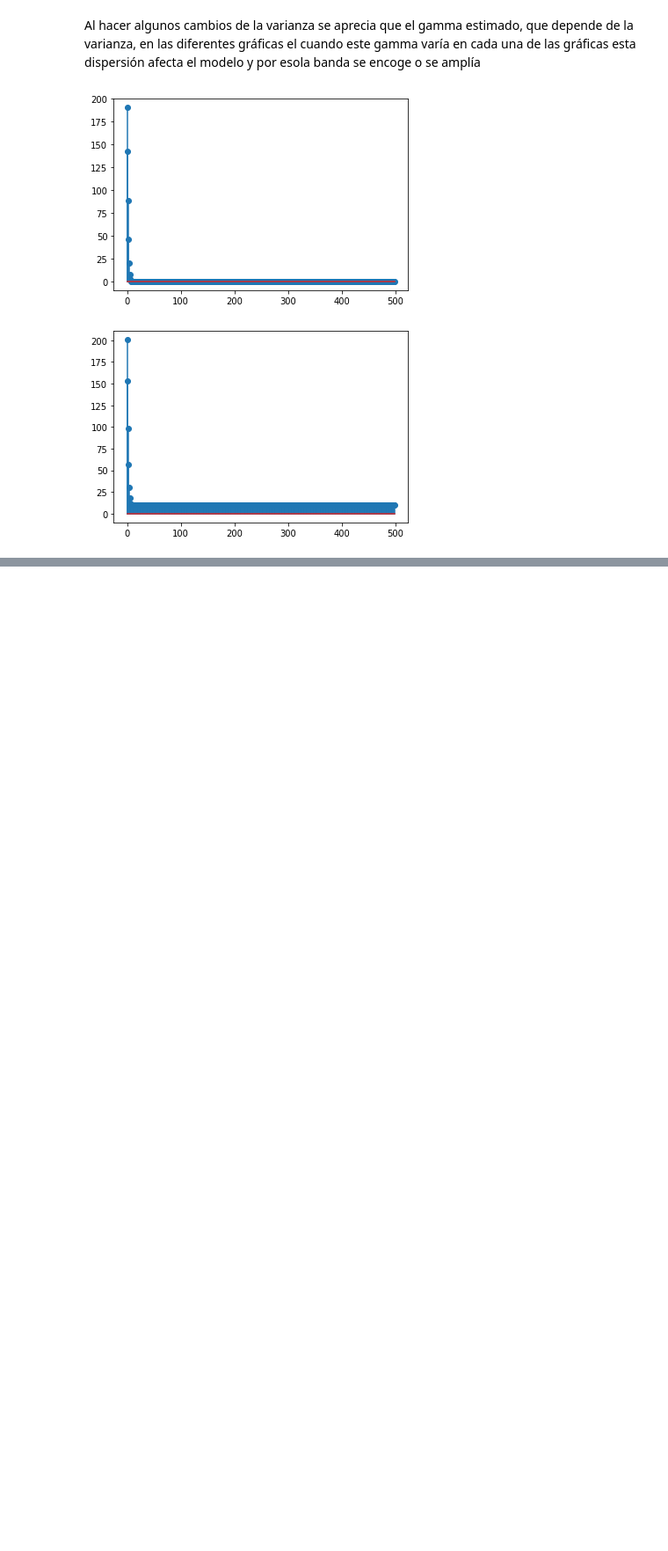
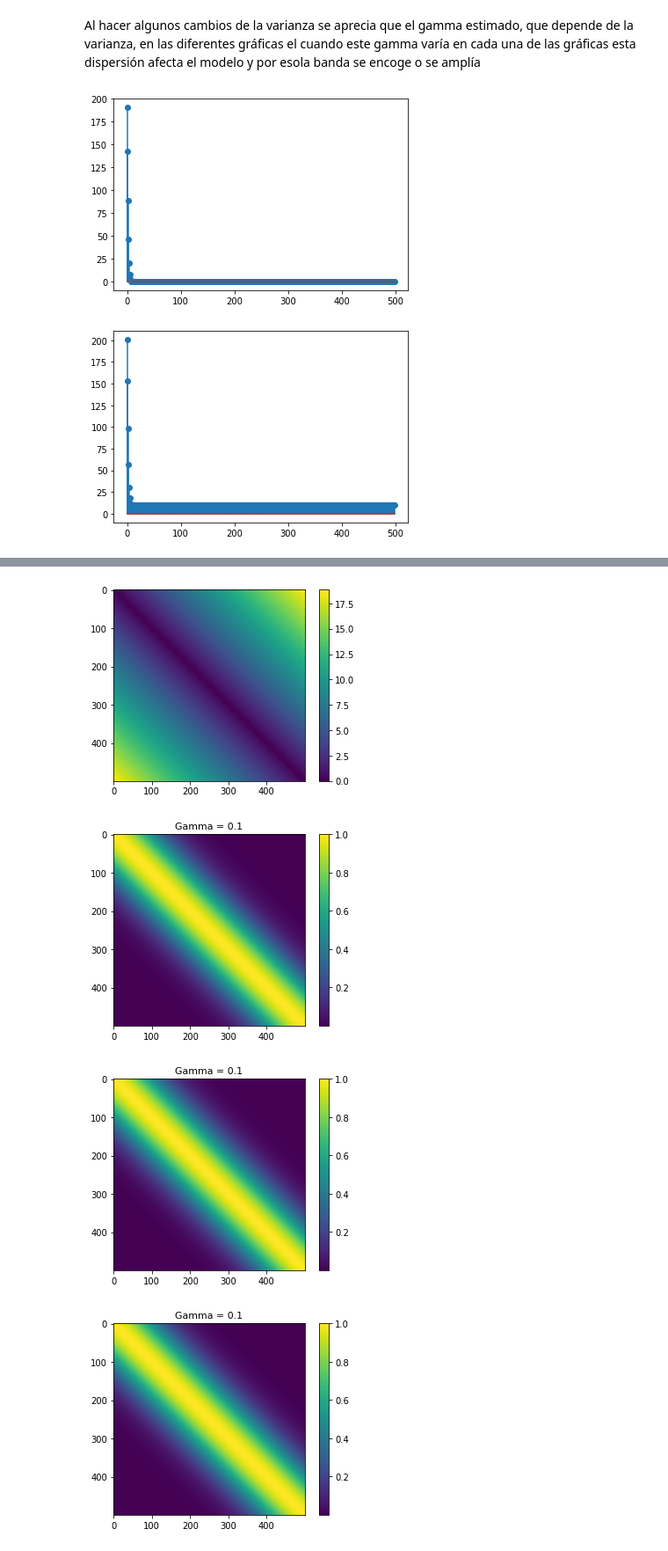
Before and after one commit to danpamplona/TareasMineria, a Jupyter notebook: Ejercicio_3.ipynb, the cells around one changed output, grey strips where cells are left out. Shown at 88% size. Saved outputs shown, nothing was run; the diff lists cells and outputs as text; code cells hidden in the pictures; blank space fills up the shorter version.

```diff
--- a/Ejercicio_3.ipynb
+++ b/Ejercicio_3.ipynb
@@ -333,0 +349,21 @@ plt.show()
+# %%
+# Sintonización de hiperparámetros
+from sklearn.model_selection import train_test_split, GridSearchCV,cross_val_score, cross_val_predict
+from sklearn.kernel_ridge import KernelRidge
+from sklearn.pipeline import Pipeline
+
+pipeline = Pipeline(steps = steps)
+
+grid_search = GridSearchCV(pipeline, parameters, n_jobs=4,cv=10,
+                           scoring='neg_mean_absolute_error',verbose=10,refit=True)
+
+g = []
+a = []
+for i in range(len(VarN_1)):
+  grid_search.fit(X_1.reshape(-1,1), yn_1[i].reshape(-1,1))
+  #mejor modelo entrenado
+  best_model = grid_search.best_estimator_
+  g.append(grid_search.best_params_['reg__gamma'])
+  a.append(grid_search.best_params_['reg__alpha'])
+  print("\nMejores parámetros:\n")
+  print(grid_search.best_params_)
@@ -333,0 +436,19 @@ plt.show()
+# %%
+# Visualización del Kernel
+from sklearn.metrics import pairwise_distances as dist
+D = dist(X_1.reshape(-1,1),X_1.reshape(-1,1)) #disimilitud
+plt.imshow(D)
+plt.colorbar()
+plt.show()
+for i in g:
+  gamma = i
+  K = np.exp(-.5*gamma*D**2)
+  plt.imshow(K)
+  plt.colorbar()
+  plt.title('Gamma = '+str(i), size = 11)
+  plt.show()
+# %% [output]
+[figure, added]
+[figure, added]
+[figure, added]
+[figure, added]
```
Also changed, not shown: parts of 14 cells of this notebook.
